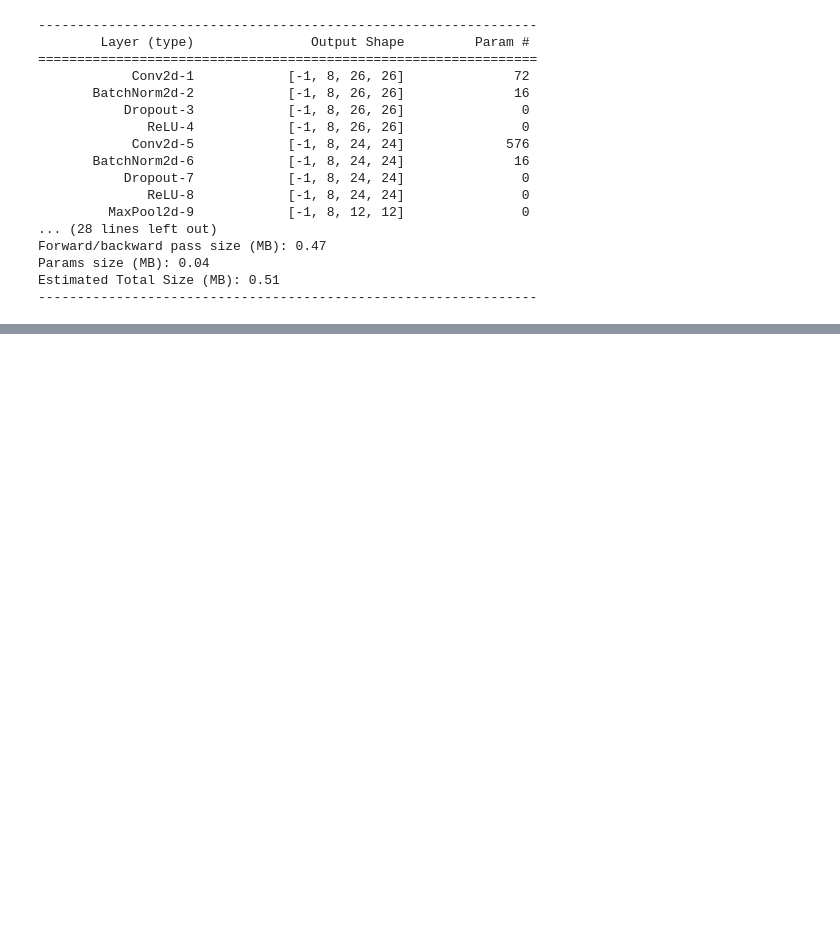
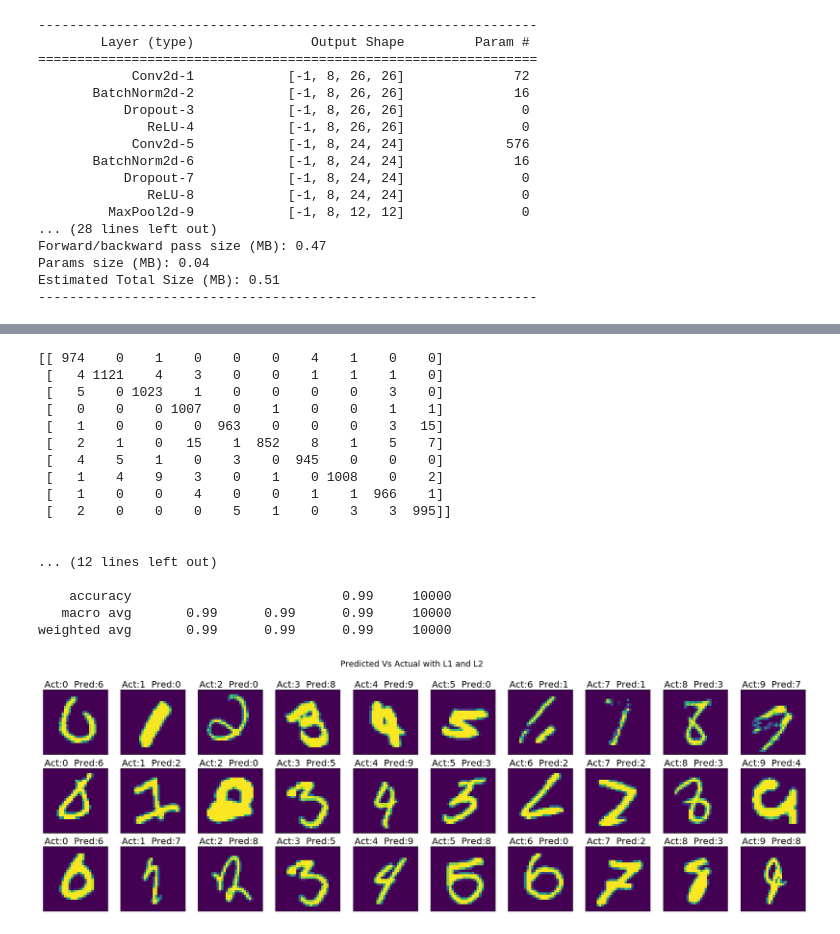
Before and after one commit to gantir/eva4, a Jupyter notebook: s6/EVA4_Session_6.ipynb, the cells around one changed output, grey strips where cells are left out. Saved outputs shown, nothing was run; the diff lists cells and outputs as text; code cells hidden in the pictures; blank space fills up the shorter version.

```diff
--- a/s6/EVA4_Session_6.ipynb
+++ b/s6/EVA4_Session_6.ipynb
@@ -240,0 +423,12 @@ Epoch: 6 -- Test Set, Validation Loss: 0.03068501 Validation Accuracy: 99.0100%
+# %%
+model_l1_l2 = Net().to(device)
+optimizer_l1_l2 = optim.SGD(model_l1_l2.parameters(), lr=init_learning_rate, momentum=0.9, weight_decay=l2_weight_decay)
+scheduler_l1_l2 = StepLR(optimizer_l1_l2, step_size=1, gamma=gamma)
+
+[(train_acc_l1_l2, train_loss_l1_l2), (val_acc_l1_l2, val_loss_l1_l2)] = train_n_test(model_l1_l2, optimizer_l1_l2, scheduler_l1_l2, device, train_loader, test_loader, EPOCHS, True)
+
+plot_acc_loss({'L1-L2': train_acc_l1_l2},
+              {'L1-L2': val_acc_l1_l2},
+              {'L1-L2': train_loss_l1_l2},
+              {'L1-L2': val_loss_l1_l2}
+              )
@@ -240,0 +449,22 @@ Epoch: 6 -- Test Set, Validation Loss: 0.03068501 Validation Accuracy: 99.0100%
+# %%
+y_pred_l1_l2 = model_pred(model_l1_l2, device, test_dataset)
+display_mislabelled(model_l1_l2, device, x_test, y_test.reshape(-1,1), y_pred_l1_l2, 'Predicted Vs Actual with L1 and L2')
+# %% [output]
+[[ 974    0    1    0    0    0    4    1    0    0]
+ [   4 1121    4    3    0    0    1    1    1    0]
+ [   5    0 1023    1    0    0    0    0    3    0]
+ [   0    0    0 1007    0    1    0    0    1    1]
+ [   1    0    0    0  963    0    0    0    3   15]
+ [   2    1    0   15    1  852    8    1    5    7]
+ [   4    5    1    0    3    0  945    0    0    0]
+ [   1    4    9    3    0    1    0 1008    0    2]
+ [   1    0    0    4    0    0    1    1  966    1]
+ [   2    0    0    0    5    1    0    3    3  995]]
+
+
+... (12 lines left out)
+
+    accuracy                           0.99     10000
+   macro avg       0.99      0.99      0.99     10000
+weighted avg       0.99      0.99      0.99     10000
+[figure, added]
```
Also changed, not shown: parts of 19 cells of this notebook.
